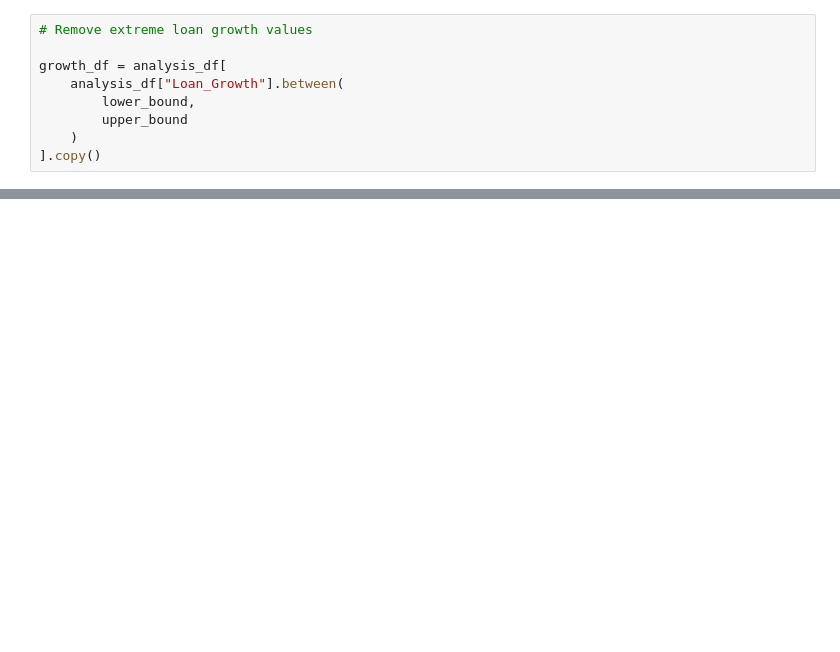
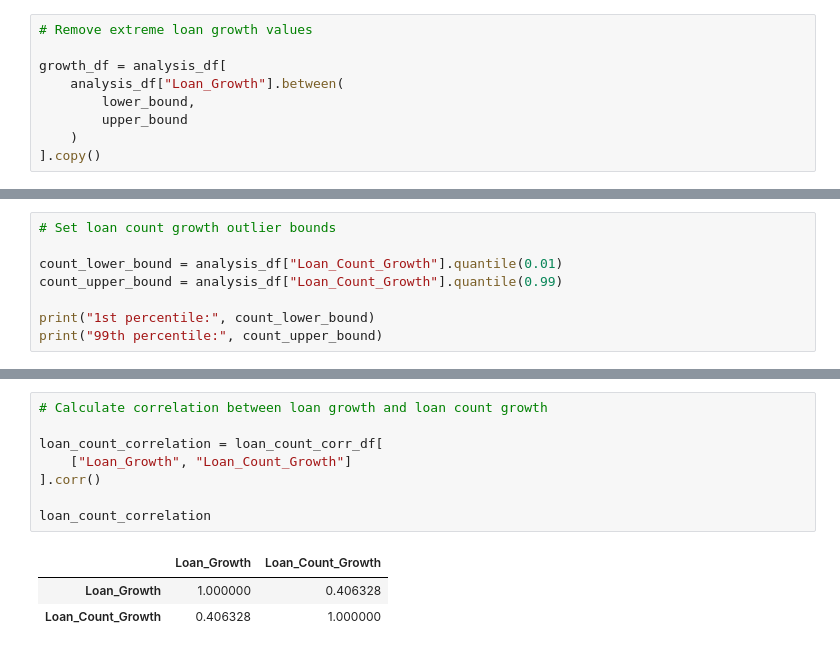
Before and after one commit to Ciaracam/DATA602-Credit-Union-Analysis, a Jupyter notebook: DATA602_Credit_Union_Checkpoint2.ipynb, the cells around one changed output, grey strips where cells are left out. Saved outputs shown, nothing was run; the diff lists cells and outputs as text; blank space fills up the shorter version.

```diff
--- a/DATA602_Credit_Union_Checkpoint2.ipynb
+++ b/DATA602_Credit_Union_Checkpoint2.ipynb
@@ -594,0 +621,8 @@ plt.show()
+# %%
+# Set loan count growth outlier bounds
+
+count_lower_bound = analysis_df["Loan_Count_Growth"].quantile(0.01)
+count_upper_bound = analysis_df["Loan_Count_Growth"].quantile(0.99)
+
+print("1st percentile:", count_lower_bound)
+print("99th percentile:", count_upper_bound)
@@ -594,0 +650,12 @@ plt.show()
+# %%
+# Calculate correlation between loan growth and loan count growth
+
+loan_count_correlation = loan_count_corr_df[
+    ["Loan_Growth", "Loan_Count_Growth"]
+].corr()
+
+loan_count_correlation
+# %% [output]
+|  | Loan_Growth | Loan_Count_Growth |
+| Loan_Growth | 1.000000 | 0.406328 |
+| Loan_Count_Growth | 0.406328 | 1.000000 |
```
Also changed, not shown: parts of 43 cells of this notebook.
